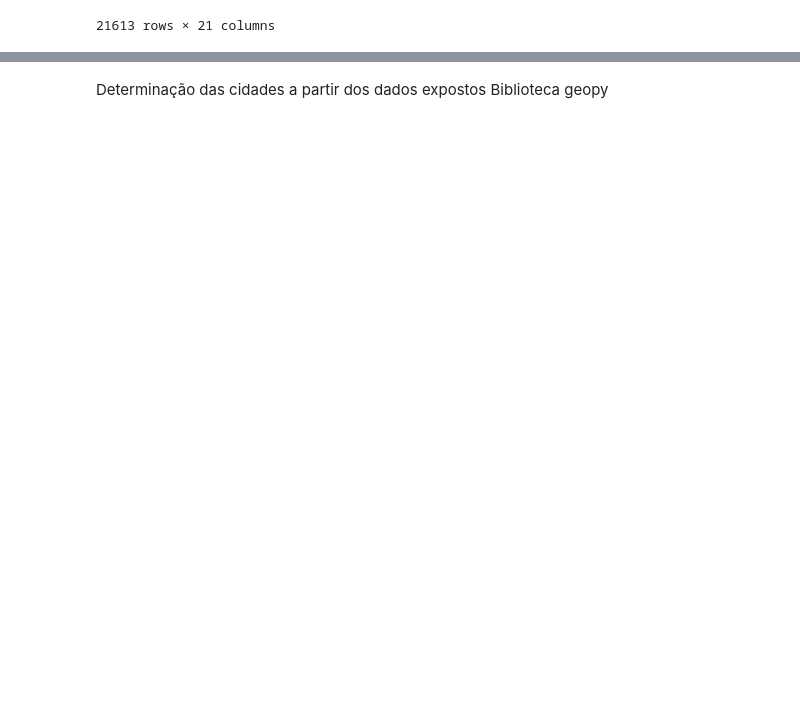
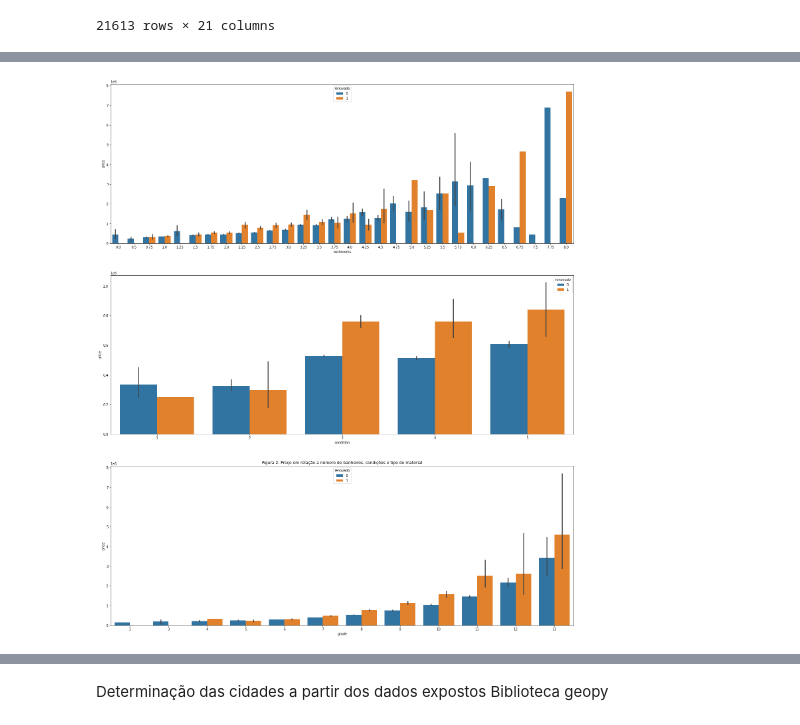
Before and after one commit to Bruno-Noriaki/Data-Science, a Jupyter notebook: Mini_Projeto_Bruno_Noriaki.ipynb, the cells around one changed output, grey strips where cells are left out. Saved outputs shown, nothing was run; the diff lists cells and outputs as text; code cells hidden in the pictures; blank space fills up the shorter version.

```diff
--- a/Mini_Projeto_Bruno_Noriaki.ipynb
+++ b/Mini_Projeto_Bruno_Noriaki.ipynb
@@ -122,0 +107,17 @@ Name: yr_renovated, Length: 21613, dtype: object
+# %%
+data['renovado'] = data['yr_renovated'].apply(lambda x: int(x/x) if(x>0) else int(x))
+# %%
+fig, axes = plt.subplots(nrows = 3, ncols = 1, figsize = (25,30))
+sns.barplot(x = data['bathrooms'], y = data['price'], ax = axes[0], hue = data['renovado']);
+sns.barplot(x = data['condition'], y = data['price'], ax = axes[1], hue = data['renovado']);
+sns.barplot(x = data['grade'], y = data['price'], ax = axes[2], hue = data['renovado']);
+plt.title('Figura 2: Preço em relação a número de banheiros, condições e tipo de material');
+
+#Acerca dos banheiros, nota-se valores racionais que não fazem sentido para essa medida
+#Além disso, nota-se um aumento no preço com o aumento também no número de banheiros
+#Já sobre a condição, há um aumento no preço até o valor 3, a partir disso, o aumento não é tão relevante
+#Sobre a grade, nota-se um aumento bastante proporcional com o tipo de material
+#Para baixas condições, a renovação abaixou o preço, já para altas condições, o preço
+#após a renovação foi maior
+# %% [output]
+[figure, added]
```
Also changed, not shown: parts of 45 cells of this notebook.
